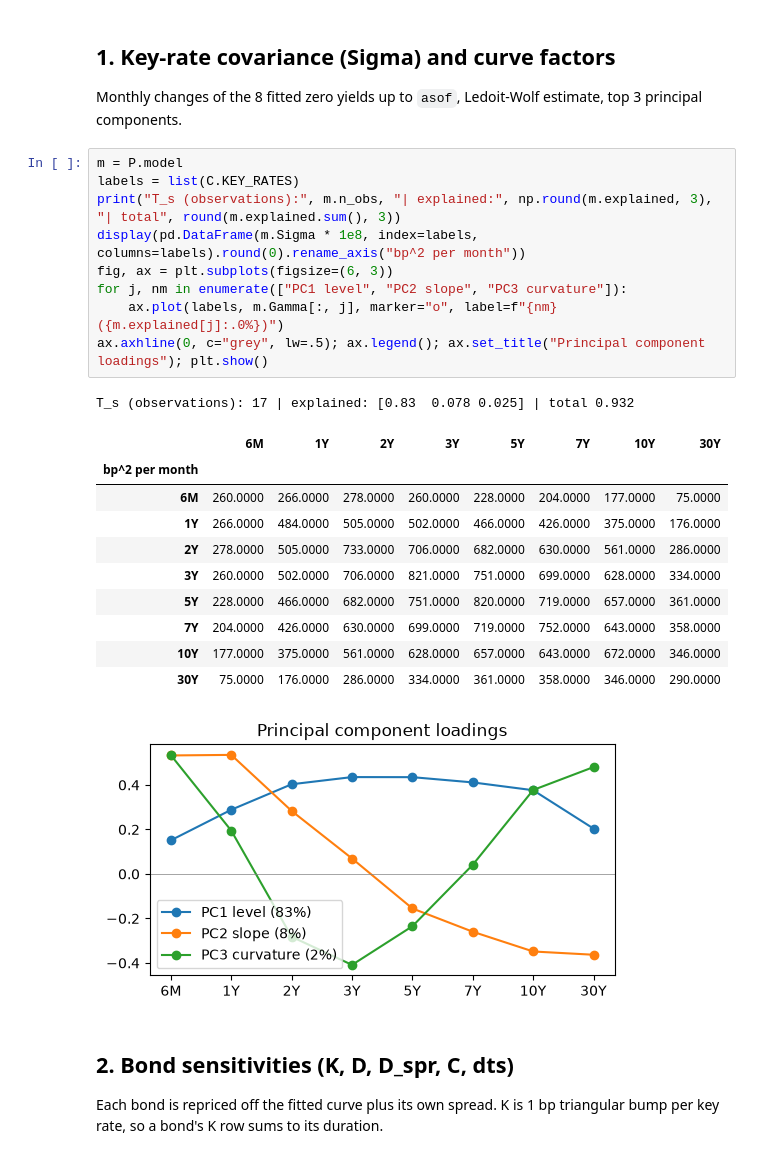
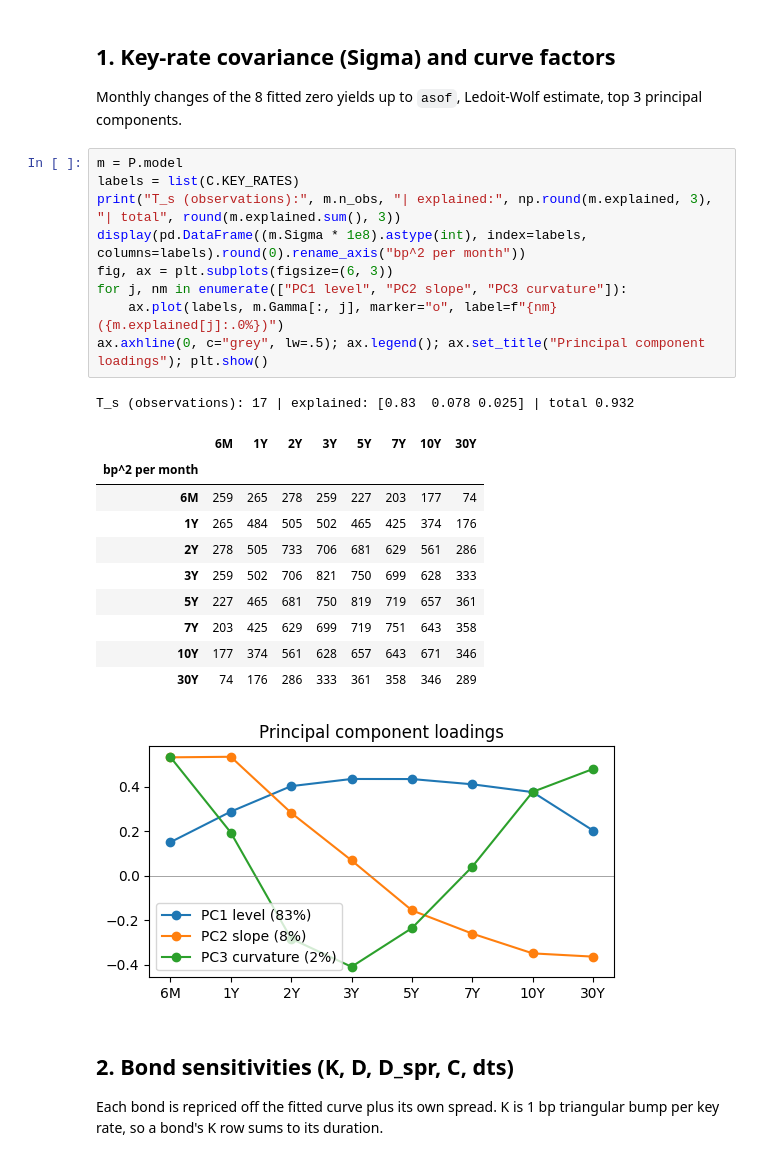
Before and after one commit to s-ychen/Capstone, a Jupyter notebook: workbook/params_walkthrough.ipynb, the cells around one changed output. Saved outputs shown, nothing was run; the diff lists cells and outputs as text.

```diff
--- a/workbook/params_walkthrough.ipynb
+++ b/workbook/params_walkthrough.ipynb
@@ -35,25 +35,25 @@ Monthly changes of the 8 fitted zero yields up to `asof`, Ledoit-Wolf estimate,
 # %%
 m = P.model
 labels = list(C.KEY_RATES)
 print("T_s (observations):", m.n_obs, "| explained:", np.round(m.explained, 3), "| total", round(m.explained.sum(), 3))
-display(pd.DataFrame(m.Sigma * 1e8, index=labels, columns=labels).round(0).rename_axis("bp^2 per month"))
+display(pd.DataFrame((m.Sigma * 1e8).astype(int), index=labels, columns=labels).round(0).rename_axis("bp^2 per month"))
 fig, ax = plt.subplots(figsize=(6, 3))
 for j, nm in enumerate(["PC1 level", "PC2 slope", "PC3 curvature"]):
     ax.plot(labels, m.Gamma[:, j], marker="o", label=f"{nm} ({m.explained[j]:.0%})")
 ax.axhline(0, c="grey", lw=.5); ax.legend(); ax.set_title("Principal component loadings"); plt.show()
 # %% [output]
 T_s (observations): 17 | explained: [0.83  0.078 0.025] | total 0.932
 |  | 6M | 1Y | 2Y | 3Y | 5Y | 7Y | 10Y | 30Y |
 | bp^2 per month |  |  |  |  |  |  |  |  |
-| 6M | 260.0000 | 266.0000 | 278.0000 | 260.0000 | 228.0000 | 204.0000 | 177.0000 | 75.0000 |
-| 1Y | 266.0000 | 484.0000 | 505.0000 | 502.0000 | 466.0000 | 426.0000 | 375.0000 | 176.0000 |
-| 2Y | 278.0000 | 505.0000 | 733.0000 | 706.0000 | 682.0000 | 630.0000 | 561.0000 | 286.0000 |
-| 3Y | 260.0000 | 502.0000 | 706.0000 | 821.0000 | 751.0000 | 699.0000 | 628.0000 | 334.0000 |
-| 5Y | 228.0000 | 466.0000 | 682.0000 | 751.0000 | 820.0000 | 719.0000 | 657.0000 | 361.0000 |
-| 7Y | 204.0000 | 426.0000 | 630.0000 | 699.0000 | 719.0000 | 752.0000 | 643.0000 | 358.0000 |
-| 10Y | 177.0000 | 375.0000 | 561.0000 | 628.0000 | 657.0000 | 643.0000 | 672.0000 | 346.0000 |
-| 30Y | 75.0000 | 176.0000 | 286.0000 | 334.0000 | 361.0000 | 358.0000 | 346.0000 | 290.0000 |
+| 6M | 259 | 265 | 278 | 259 | 227 | 203 | 177 | 74 |
+| 1Y | 265 | 484 | 505 | 502 | 465 | 425 | 374 | 176 |
+| 2Y | 278 | 505 | 733 | 706 | 681 | 629 | 561 | 286 |
+| 3Y | 259 | 502 | 706 | 821 | 750 | 699 | 628 | 333 |
+| 5Y | 227 | 465 | 681 | 750 | 819 | 719 | 657 | 361 |
+| 7Y | 203 | 425 | 629 | 699 | 719 | 751 | 643 | 358 |
+| 10Y | 177 | 374 | 561 | 628 | 657 | 643 | 671 | 346 |
+| 30Y | 74 | 176 | 286 | 333 | 361 | 358 | 346 | 289 |
-[figure, old version]
+[figure, new version]
 # %% [markdown]
 ## 2. Bond sensitivities (K, D, D_spr, C, dts)
 
```
Also changed, not shown: parts of 5 cells of this notebook, 7 other files.
